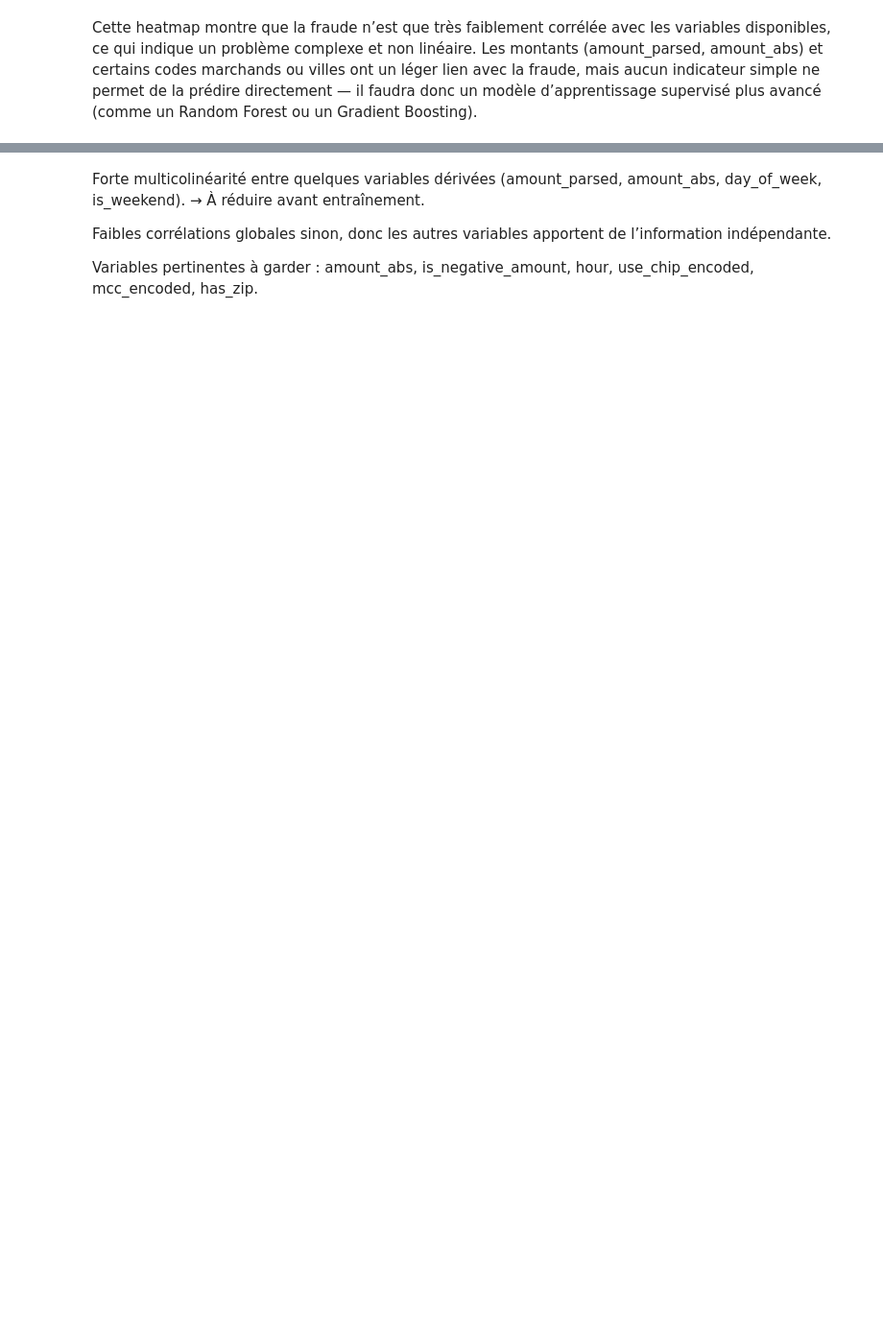
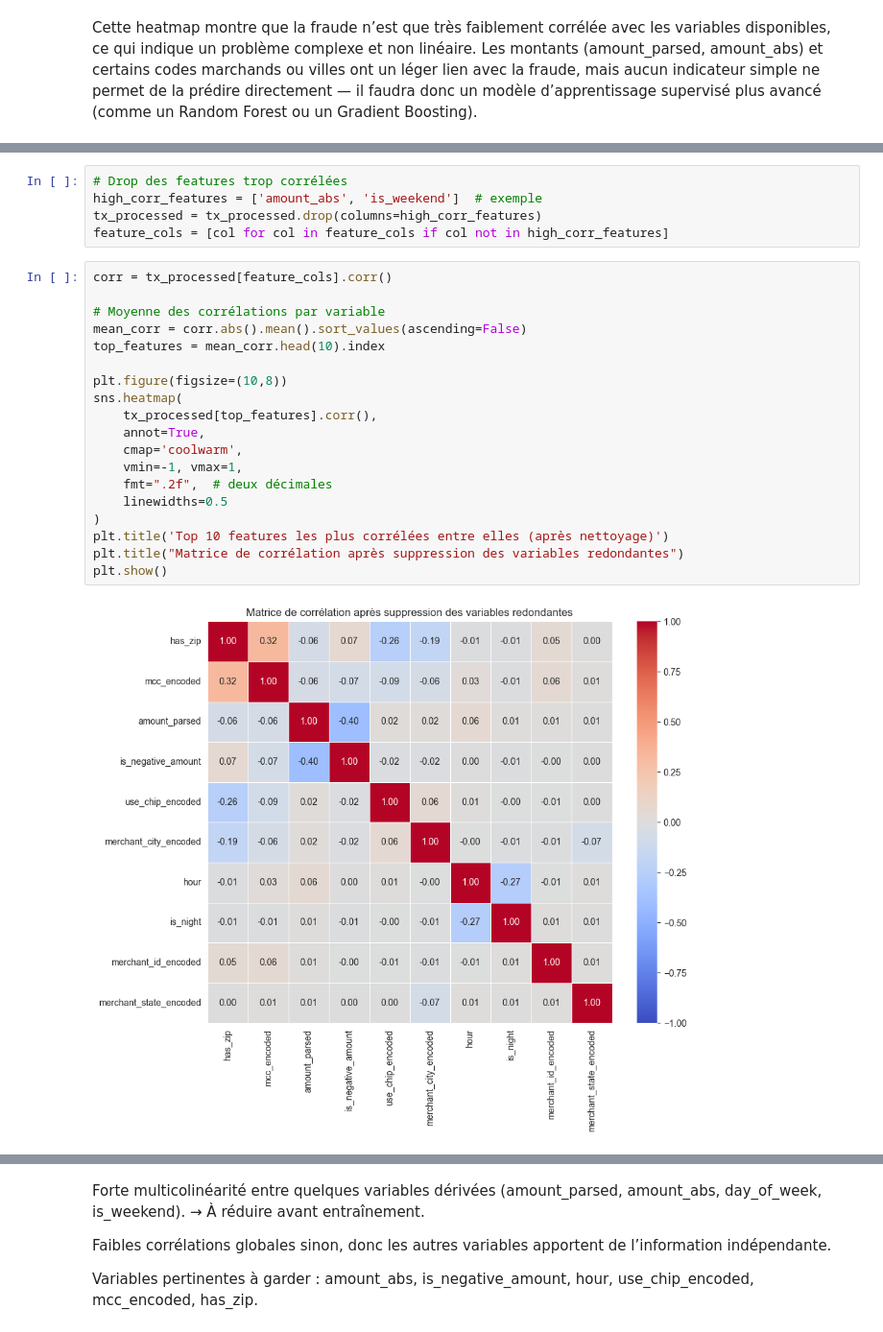
Before and after one commit to Tailroil/hackaton_finance_team2, a Jupyter notebook: notebooks/preprocessing.ipynb, the cells around one changed output, grey strips where cells are left out. Shown at 96% size. Saved outputs shown, nothing was run; the diff lists cells and outputs as text; blank space fills up the shorter version.

```diff
--- a/notebooks/preprocessing.ipynb
+++ b/notebooks/preprocessing.ipynb
@@ -454,0 +449,26 @@ plt.show()
+# %%
+# Drop des features trop corrélées
+high_corr_features = ['amount_abs', 'is_weekend']  # exemple
+tx_processed = tx_processed.drop(columns=high_corr_features)
+feature_cols = [col for col in feature_cols if col not in high_corr_features]
+# %%
+corr = tx_processed[feature_cols].corr()
+
+# Moyenne des corrélations par variable
+mean_corr = corr.abs().mean().sort_values(ascending=False)
+top_features = mean_corr.head(10).index
+
+plt.figure(figsize=(10,8))
+sns.heatmap(
+    tx_processed[top_features].corr(),
+    annot=True,
+    cmap='coolwarm',
+    vmin=-1, vmax=1,
+    fmt=".2f",  # deux décimales
+    linewidths=0.5
+)
+plt.title('Top 10 features les plus corrélées entre elles (après nettoyage)')
+plt.title("Matrice de corrélation après suppression des variables redondantes")
+plt.show()
+# %% [output]
+[figure, added]
```
Also changed, not shown: parts of 14 cells of this notebook, 2 other files.
